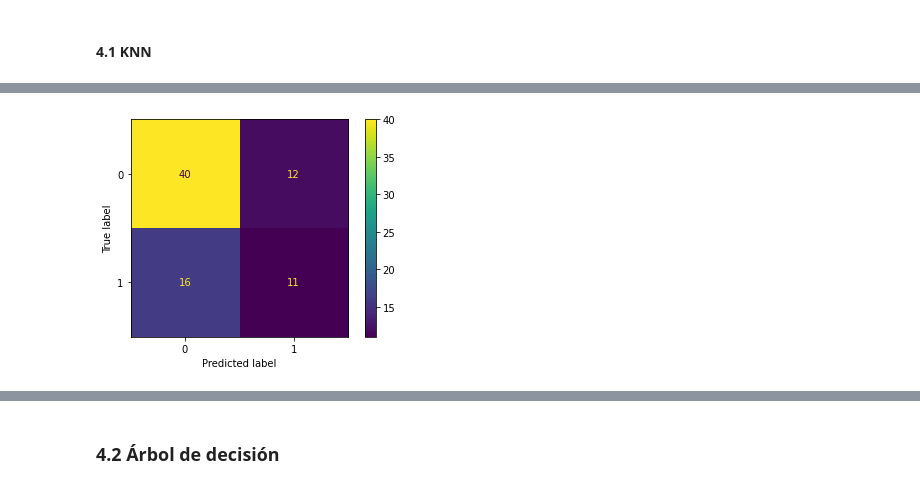
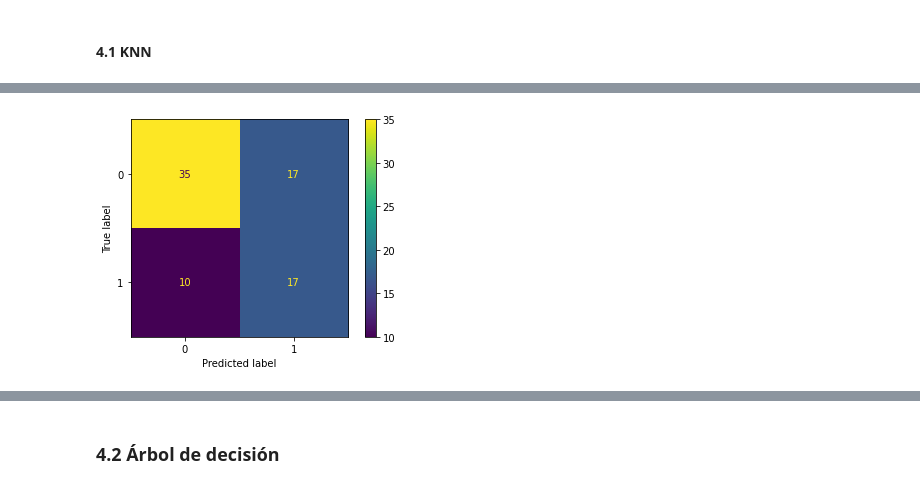
Before and after one commit to AladMocu/Lab1_BI, a Jupyter notebook: notebook.ipynb, the cells around one changed output, grey strips where cells are left out. Drawn from its saved outputs; the diff is of its cells as text; code cells hidden in the pictures.

```diff
--- a/notebook.ipynb
+++ b/notebook.ipynb
@@ -215,6 +223,10 @@ X = normalized_diag.drop(['Outcome'], axis=1)
 X_train, X_test, Y_train, Y_test = train_test_split(X, Y, test_size=0.2, random_state=seed)
 # %% [markdown]
 #### 4.1  KNN
+# %%
+particiones_knn=KFold(n_splits=10,shuffle=True,random_state=seed)
+param_grid_knn = {'n_neighbors': [3,5,7,9,11],'metric': ['minkowski','euclidean','manhattan'], 'p': [1,2]}
 # %%
-neigh = KNeighborsClassifier(n_neighbors=3, metric = 'minkowski', p = 2)
-neigh = neigh.fit(X_train, Y_train)
+neigh = KNeighborsClassifier()
+mejor_modelok = GridSearchCV(neigh, param_grid_knn, cv=particiones_knn)
+mejor_modelok.fit(X_train, Y_train)
@@ -221 +242,3 @@ neigh = neigh.fit(X_train, Y_train)
+# %%
+neigh_f = mejor_modelok.best_estimator_
 # %%
@@ -229,9 +252,9 @@ array([[40, 12],
 # %%
 # Se puede visualizar la matriz de confusión
-plot_confusion_matrix(neigh, X_test, Y_test)
+plot_confusion_matrix(neigh_f, X_test, Y_test)
 plt.show()
 # %% [output]
-[figure, old version]
+[figure, new version]
 # %%
 # Mostrar reporte de clasificación
 print(classification_report(Y_test, y_pred))
```
Also changed, not shown: parts of 16 cells of this notebook, 1 other file.
